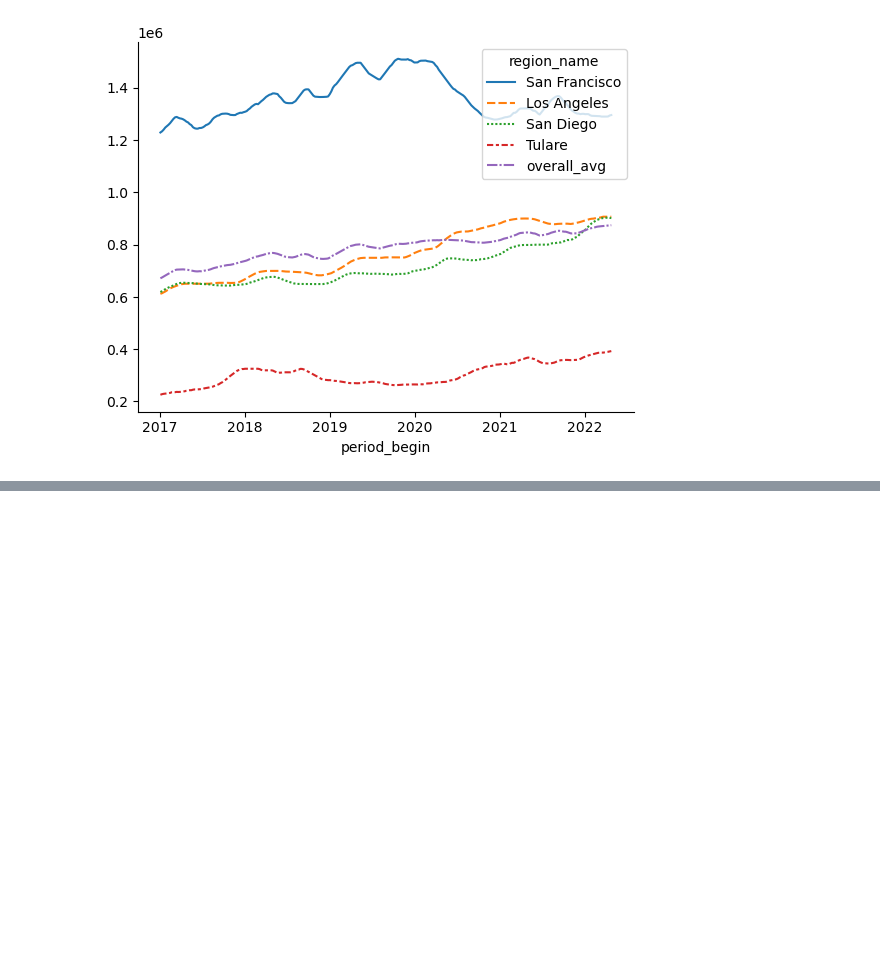
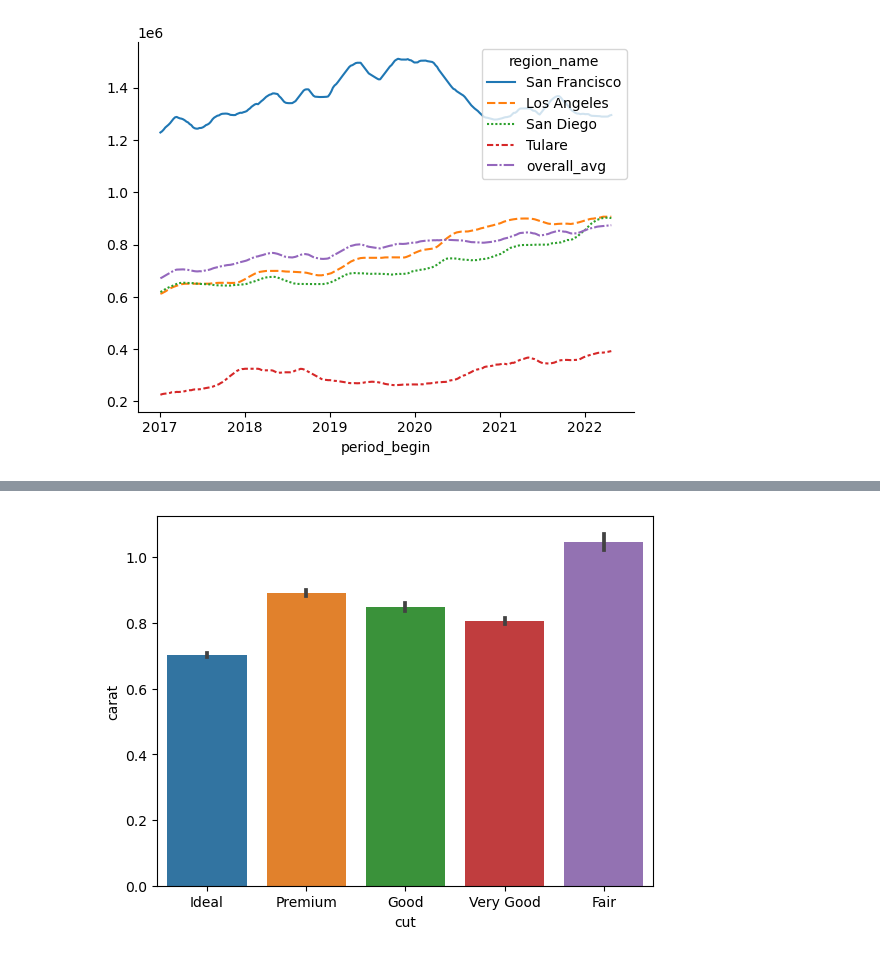
Before and after one commit to scarypillowz/data_visualization, a Jupyter notebook: Seaborn.ipynb, the cells around one changed output, grey strips where cells are left out. Drawn from its saved outputs; the diff is of its cells as text; code cells hidden in the pictures; blank space fills up the shorter version.

Commit message:
seaborn - bar chart, histogram

```diff
--- a/Seaborn.ipynb
+++ b/Seaborn.ipynb
@@ -118,0 +124,3 @@ sns.despine()
+# %%
+diamonds = pd.read_csv('./data/Diamonds Prices2022.csv')
+diamonds.head()
@@ -118,0 +134,7 @@ sns.despine()
+# %%
+sns.barplot(
+    x='cut', y='carat',
+    data=diamonds
+);
+# %% [output]
+[figure, added]
```
Also changed, not shown: parts of 17 cells of this notebook, 1 other file.
